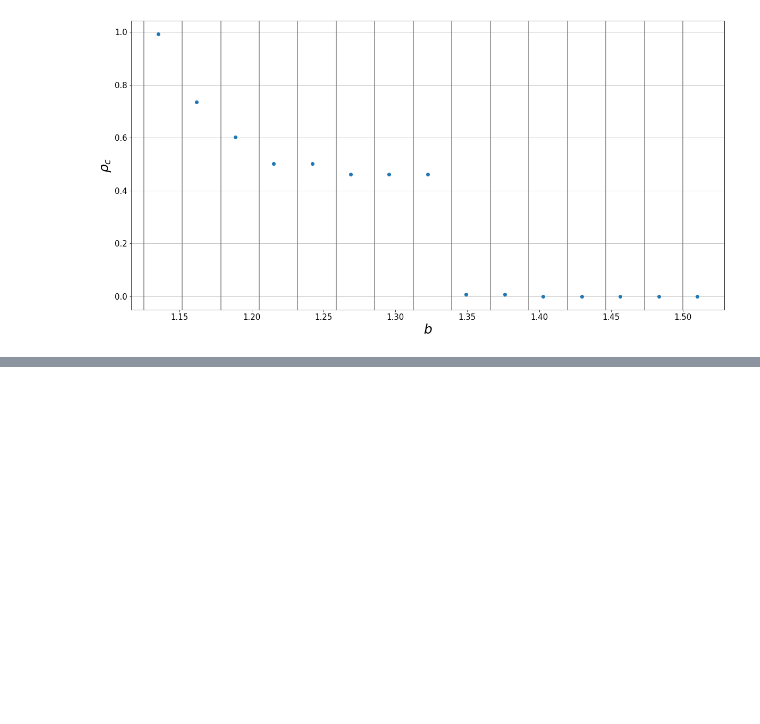
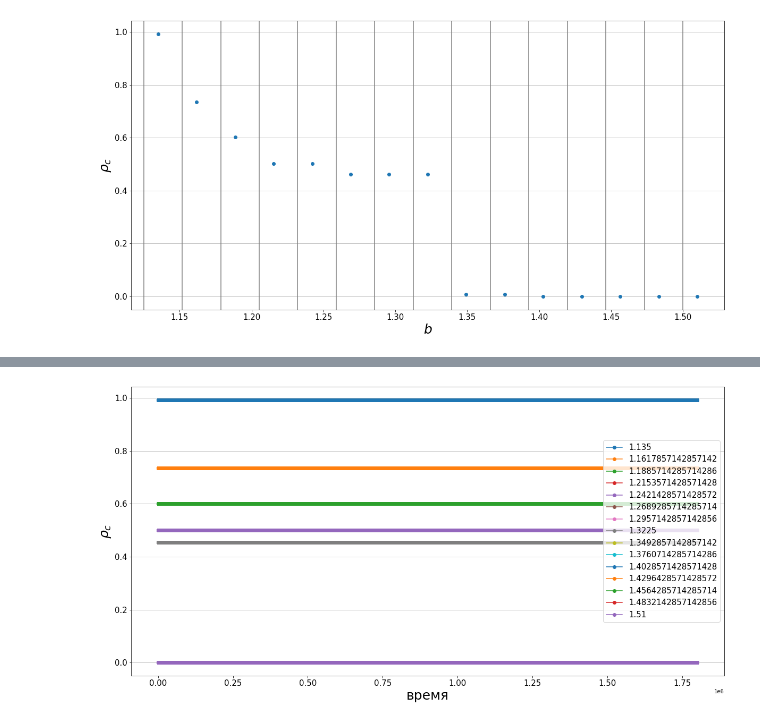
Before and after one commit to bu147/async_game, a Jupyter notebook: async_game_2.ipynb, the cells around one changed output, grey strips where cells are left out. Cells and saved outputs as stored; diff of their text form; code cells hidden in the pictures; blank space fills up the shorter version.

```diff
--- a/async_game_2.ipynb
+++ b/async_game_2.ipynb
@@ -361,0 +364,17 @@ ax.grid(b=True,axis='y')
+# %%
+bs_short = np.linspace(9/8, 3/2, num=15) + eps
+m_short = len(bs_short)
+
+pc0 = np.zeros((m_short, evol))
+err0 = np.zeros(m_short)
+p_tilda0 = np.zeros(m_short)
+for i in range(m_short):
+    pc_temp = np.zeros((n, evol))
+    for j in range(n):
+        pc_temp[j] = calculate_pc(L, pc_ini[0], bs_short[i], burn, evol, seeds[j])
+    pc0[i] = np.mean(pc_temp, axis=0)
+
+    p_j = np.mean(pc_temp, axis=1)
+    p_tilda0[i] = np.mean(pc_temp)
+    err0[i] = np.sqrt((sum(p_j - p_tilda0[i]) ** 2) / n) / np.sqrt(n)
+    print('\n', i, '\n-----', sep='')
@@ -361,0 +403,17 @@ ax.grid(b=True,axis='y')
+# %%
+pc0_copy = read((m_short, evol), 'pc0.txt')
+p_tilda0_copy = read((m_short,), 'p_tilda0.txt')
+err0_copy = read((m_short,), 'err0.txt')
+# %%
+#График зависимости плотности от количества шагов эволюции
+fig, ax = plt.subplots(1,1,figsize=(20,10))
+for i in range(m_short):
+    ax.plot(pc0_copy[i], 'o-', label=bs_short[i])
+
+ax.set_xlabel('время',fontsize=25)
+ax.set_ylabel('$%s$'%'\\rho_c',fontsize=25)
+ax.legend(prop={'size': 15})
+ax.tick_params(axis='both', which='major', labelsize=15)
+ax.grid(b=True,axis='y')
+# %% [output]
+[figure, added]
```
Also changed, not shown: parts of 4 cells of this notebook, 1 other file.
